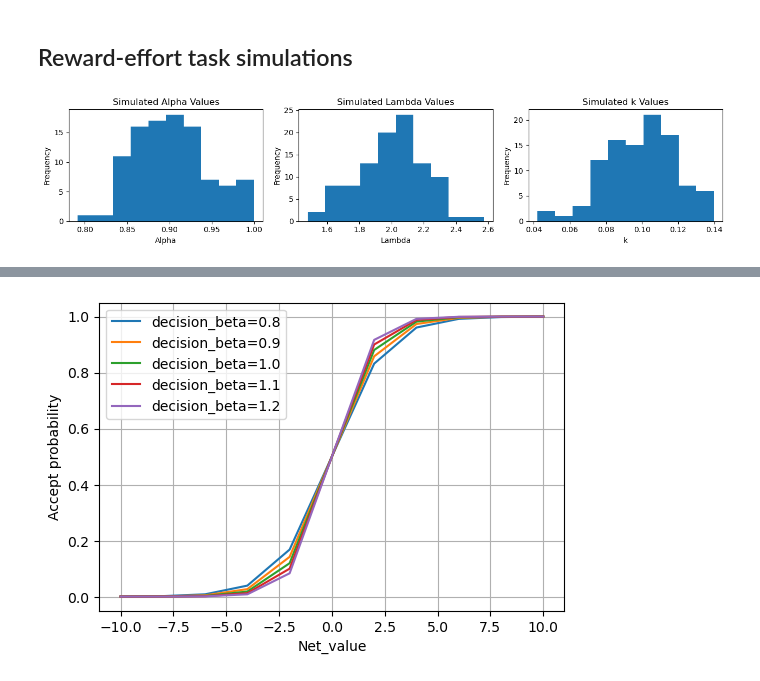
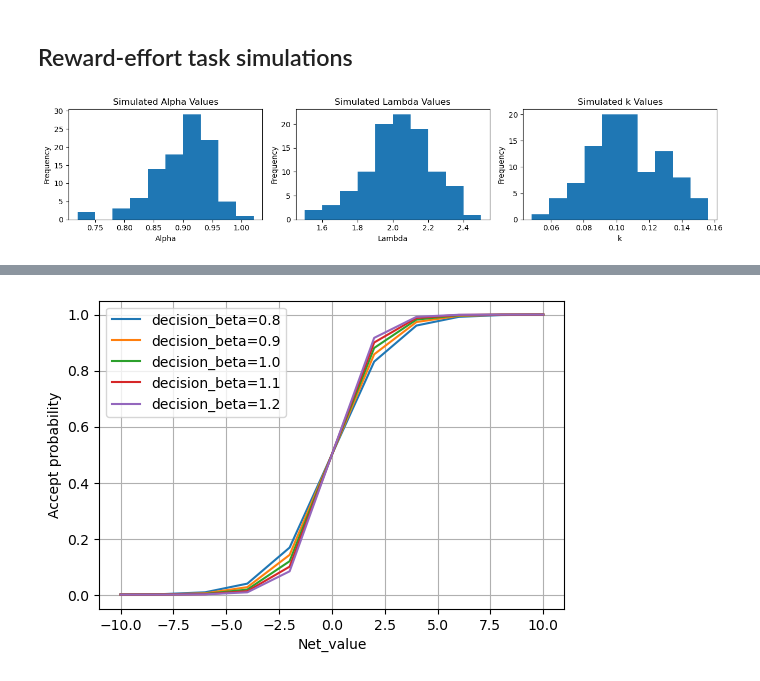
Before and after one commit to MajaFriedemann/reward-effort-task, a Jupyter notebook: simulate-task.ipynb, the cells around one changed output, grey strips where cells are left out. Saved outputs shown, nothing was run; the diff lists cells and outputs as text; code cells hidden in the pictures.

```diff
--- a/simulate-task.ipynb
+++ b/simulate-task.ipynb
@@ -21,41 +21,41 @@ num_participants = 100
 # Specify mean and sd of parameters
 alpha_mean, alpha_std = 0.9, 0.05
 lambda_mean, lambda_std = 2.0, 0.2
-k_mean, k_std = 0.1, 0.02
+k_mean, k_std = 0.11, 0.02
 
 # Generate parameters from normal distributions
 alpha_values = np.random.normal(alpha_mean, alpha_std, num_participants)
 lambda_values = np.random.normal(lambda_mean, lambda_std, num_participants)
 k_values = np.random.normal(k_mean, k_std, num_participants)
 
 # Ensure parameters are within a reasonable range
-alpha_values = np.clip(alpha_values, 0, 1)
-lambda_values = np.clip(lambda_values, 1, 3)
+alpha_values = np.clip(alpha_values, 0.7, 1.2)
+lambda_values = np.clip(lambda_values, 1.5, 2.5)
 k_values = np.clip(k_values, 0, 1)
 
 
 # Plot histograms of the parameters
 fig, axes = plt.subplots(nrows=1, ncols=3, figsize=(13, 3))
 
 axes[0].hist(alpha_values)
 axes[0].set_title('Simulated Alpha Values')
 axes[0].set_xlabel('Alpha')
 axes[0].set_ylabel('Frequency')
 
 axes[1].hist(lambda_values)
 axes[1].set_title('Simulated Lambda Values')
 axes[1].set_xlabel('Lambda')
 axes[1].set_ylabel('Frequency')
 
 axes[2].hist(k_values)
 axes[2].set_title('Simulated k Values')
 axes[2].set_xlabel('k')
 axes[2].set_ylabel('Frequency')
 
 plt.tight_layout()
 plt.show()
 # %% [output]
-[figure, old version]
+[figure, new version]
 # %%
 # Function to calculate net value based on outcome, effort, reward sensitivity alpha, loss sensitivty beta, effort sensitivity k, and loss aversion lambda
 def calculate_net_value(outcome, effort, alpha, k, lambda_):
```
Also changed, not shown: parts of 7 cells of this notebook.
